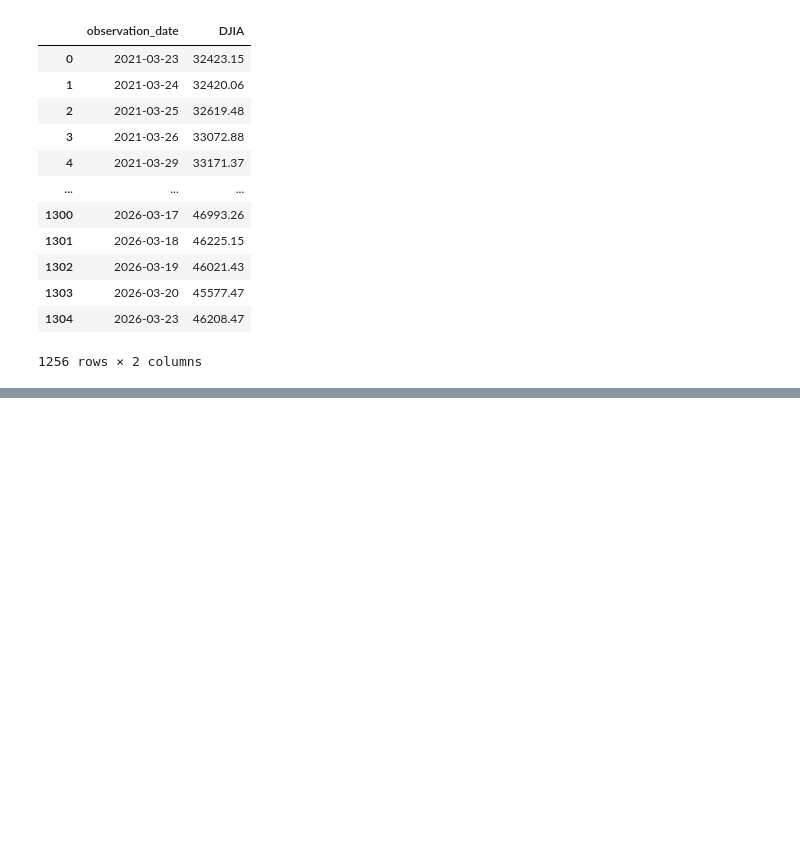
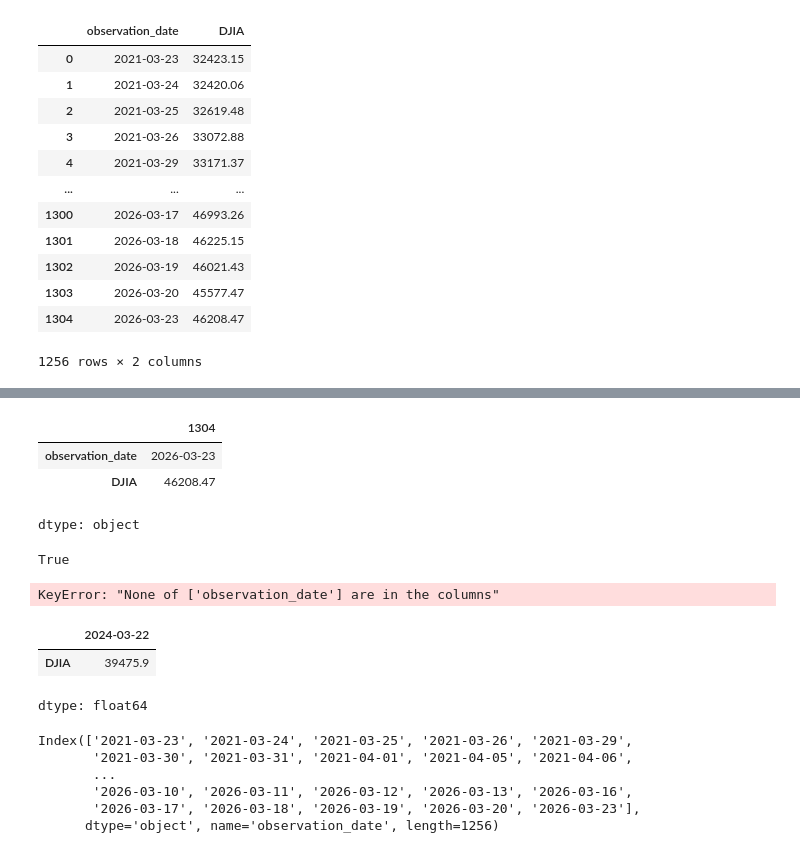
Before and after one commit to andredebuisne/data-analytics, a Jupyter notebook: DowJonesAnalysis.ipynb, the cells around one changed output, grey strips where cells are left out. Saved outputs shown, nothing was run; the diff lists cells and outputs as text; code cells hidden in the pictures; blank space fills up the shorter version.

```diff
--- a/DowJonesAnalysis.ipynb
+++ b/DowJonesAnalysis.ipynb
@@ -111,0 +146,16 @@ df
+# %%
+# By default, we have an index that represents the ORIGINAL row position
+# We can access specific rows either by:
+
+# 1. Using .iloc, which is the POSITION in the dataframe. Here, since the dataframe
+# has 1256 rows, the last POSITION is 1255 (start counting at 0)
+df.iloc[1255]
+
+# 2. Using .loc, which is the NAME of the index in the dataframe. Here, the last row
+# has the index value 1304
+df.loc[1304]
+# %% [output]
+|  | 1304 |
+| observation_date | 2026-03-23 |
+| DJIA | 46208.47 |
+dtype: object
@@ -111,0 +167,31 @@ df
+# %%
+# We want to set the column observation_date as the index.
+# We can first check to see if it's unique (all the values in it are unique)
+df["observation_date"].is_unique
+# %% [output]
+True
+# %%
+# We can set the new index, since observation_date values are unique
+df = df.set_index("observation_date")
+
+# You can always undo this using
+# df.reset_index() # Careful, this will start the new index from 0 and not remember dropped rows
+# %% [output]
+KeyError: "None of ['observation_date'] are in the columns"
+# %%
+# We can now use .loc[] to reference by date
+df.loc["2024-03-22"]
+# %% [output]
+|  | 2024-03-22 |
+| DJIA | 39475.9 |
+dtype: float64
+# %%
+# We can see our new index
+df.index
+# %% [output]
+Index(['2021-03-23', '2021-03-24', '2021-03-25', '2021-03-26', '2021-03-29',
+       '2021-03-30', '2021-03-31', '2021-04-01', '2021-04-05', '2021-04-06',
+       ...
+       '2026-03-10', '2026-03-11', '2026-03-12', '2026-03-13', '2026-03-16',
+       '2026-03-17', '2026-03-18', '2026-03-19', '2026-03-20', '2026-03-23'],
+      dtype='object', name='observation_date', length=1256)
```
Also changed, not shown: parts of 8 cells of this notebook.
